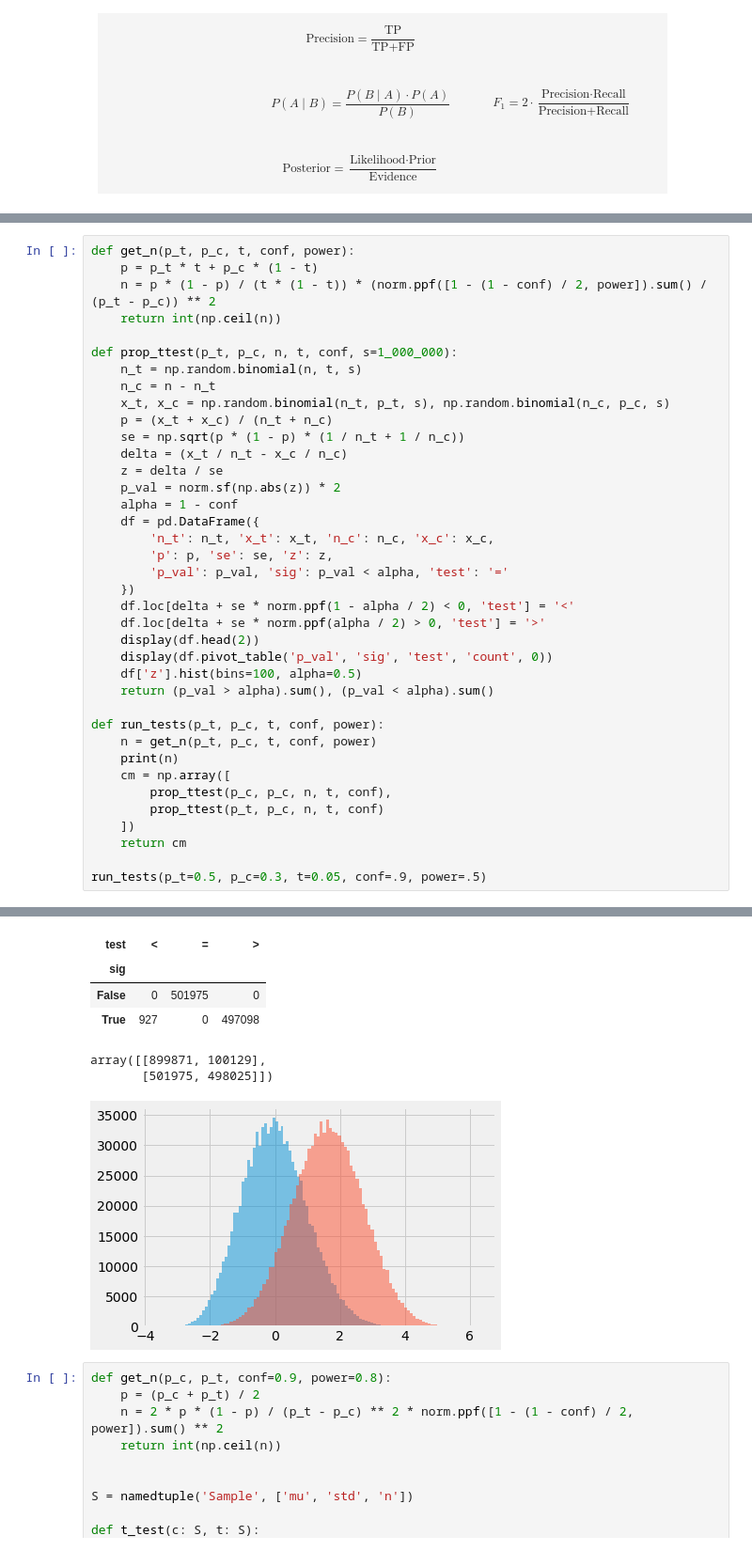
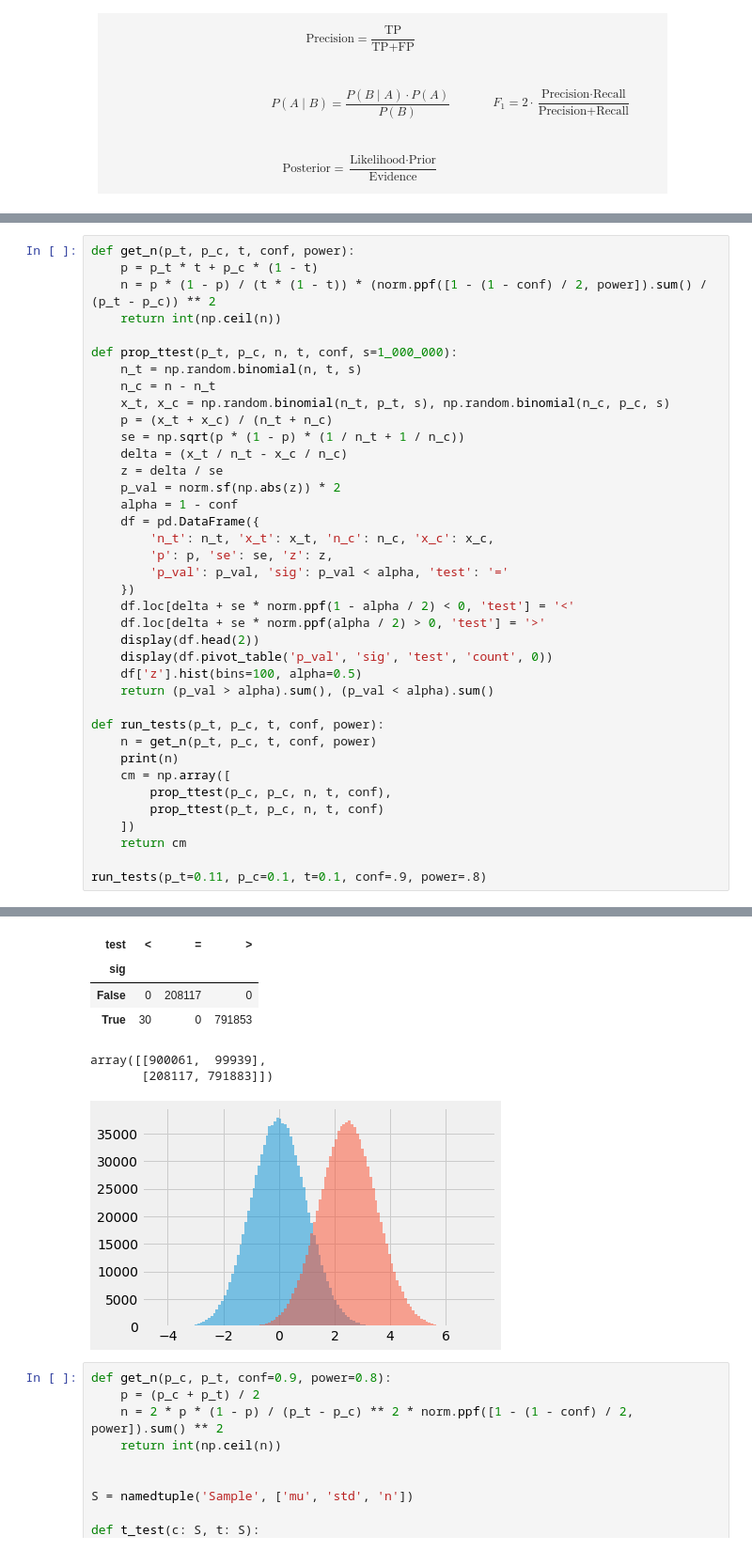
Before and after one commit to noallynoclan/colab, a Jupyter notebook: distributions.ipynb, the cells around one changed output, grey strips where cells are left out. Shown at 94% size. Cells and saved outputs as stored; diff of their text form.

```diff
--- a/distributions.ipynb
+++ b/distributions.ipynb
@@ -78,5 +78,5 @@ def run_tests(p_t, p_c, t, conf, power):
     ])
     return cm
 
-run_tests(p_t=0.5, p_c=0.3, t=0.05, conf=.9, power=.5)
+run_tests(p_t=0.11, p_c=0.1, t=0.1, conf=.9, power=.8)
 # %% [output]
@@ -94,10 +94,10 @@ run_tests(p_t=0.5, p_c=0.3, t=0.05, conf=.9, power=.5)
 | test | < | = | > |
 | sig |  |  |  |
-| False | 0 | 501975 | 0 |
-| True | 927 | 0 | 497098 |
+| False | 0 | 208117 | 0 |
+| True | 30 | 0 | 791853 |
-array([[899871, 100129],
-       [501975, 498025]])
+array([[900061,  99939],
+       [208117, 791883]])
-[figure, old version]
+[figure, new version]
 # %%
 def get_n(p_c, p_t, conf=0.9, power=0.8):
     p = (p_c + p_t) / 2
```
Also changed, not shown: parts of 2 cells of this notebook.
